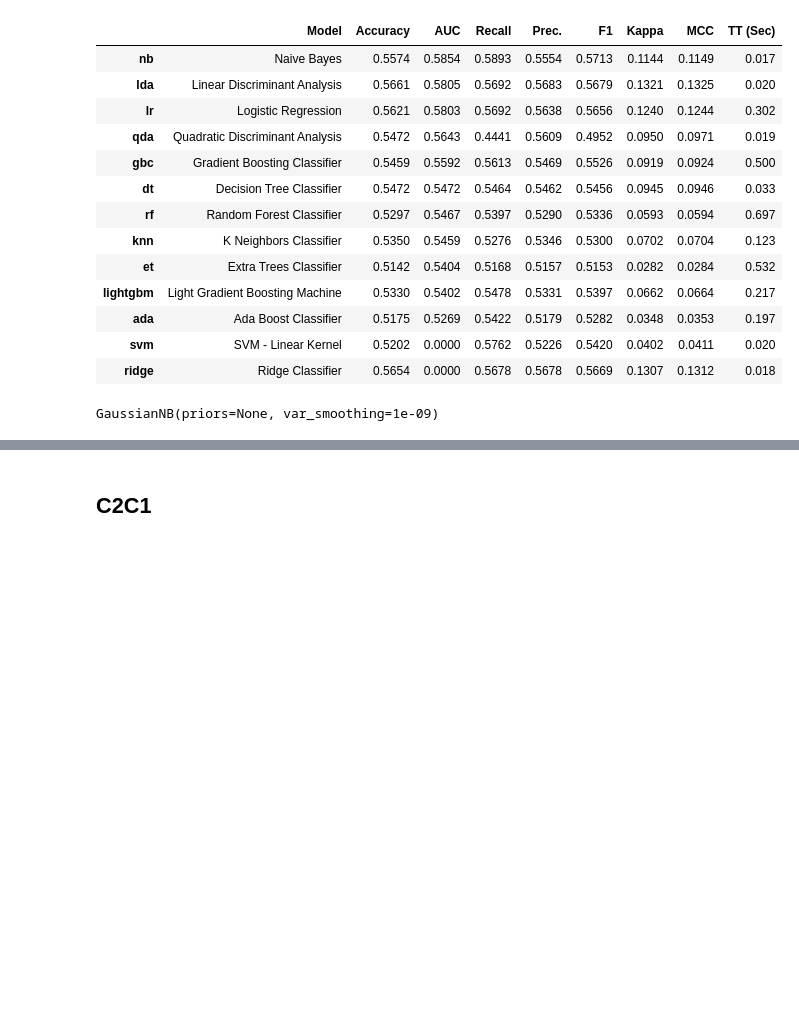
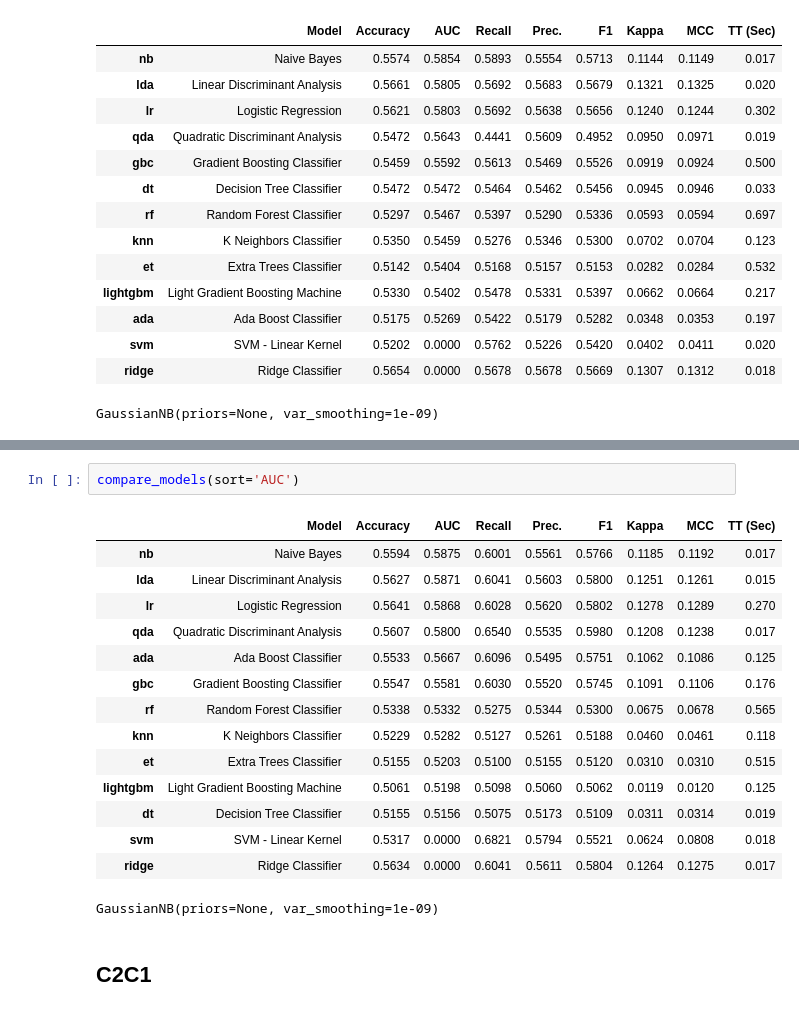
Before and after one commit to Redwoods/kpy-group, a Jupyter notebook: kia10y02models_Zeros.ipynb, the cells around one changed output, grey strips where cells are left out. Drawn from its saved outputs; the diff is of its cells as text; blank space fills up the shorter version.

```diff
--- a/kia10y02models_Zeros.ipynb
+++ b/kia10y02models_Zeros.ipynb
@@ -388,3 +519,21 @@ GaussianNB(priors=None, var_smoothing=1e-09)
+# %%
+compare_models(sort='AUC')
+# %% [output]
+|  | Model | Accuracy | AUC | Recall | Prec. | F1 | Kappa | MCC | TT (Sec) |
+| nb | Naive Bayes | 0.5594 | 0.5875 | 0.6001 | 0.5561 | 0.5766 | 0.1185 | 0.1192 | 0.017 |
+| lda | Linear Discriminant Analysis | 0.5627 | 0.5871 | 0.6041 | 0.5603 | 0.5800 | 0.1251 | 0.1261 | 0.015 |
+| lr | Logistic Regression | 0.5641 | 0.5868 | 0.6028 | 0.5620 | 0.5802 | 0.1278 | 0.1289 | 0.270 |
+| qda | Quadratic Discriminant Analysis | 0.5607 | 0.5800 | 0.6540 | 0.5535 | 0.5980 | 0.1208 | 0.1238 | 0.017 |
+| ada | Ada Boost Classifier | 0.5533 | 0.5667 | 0.6096 | 0.5495 | 0.5751 | 0.1062 | 0.1086 | 0.125 |
+| gbc | Gradient Boosting Classifier | 0.5547 | 0.5581 | 0.6030 | 0.5520 | 0.5745 | 0.1091 | 0.1106 | 0.176 |
+| rf | Random Forest Classifier | 0.5338 | 0.5332 | 0.5275 | 0.5344 | 0.5300 | 0.0675 | 0.0678 | 0.565 |
+| knn | K Neighbors Classifier | 0.5229 | 0.5282 | 0.5127 | 0.5261 | 0.5188 | 0.0460 | 0.0461 | 0.118 |
+| et | Extra Trees Classifier | 0.5155 | 0.5203 | 0.5100 | 0.5155 | 0.5120 | 0.0310 | 0.0310 | 0.515 |
+| lightgbm | Light Gradient Boosting Machine | 0.5061 | 0.5198 | 0.5098 | 0.5060 | 0.5062 | 0.0119 | 0.0120 | 0.125 |
+| dt | Decision Tree Classifier | 0.5155 | 0.5156 | 0.5075 | 0.5173 | 0.5109 | 0.0311 | 0.0314 | 0.019 |
+| svm | SVM - Linear Kernel | 0.5317 | 0.0000 | 0.6821 | 0.5794 | 0.5521 | 0.0624 | 0.0808 | 0.018 |
+| ridge | Ridge Classifier | 0.5634 | 0.0000 | 0.6041 | 0.5611 | 0.5804 | 0.1264 | 0.1275 | 0.017 |
+GaussianNB(priors=None, var_smoothing=1e-09)
 # %% [markdown]
 ## C2C1
 # %%
```
Also changed, not shown: parts of 13 cells of this notebook.
